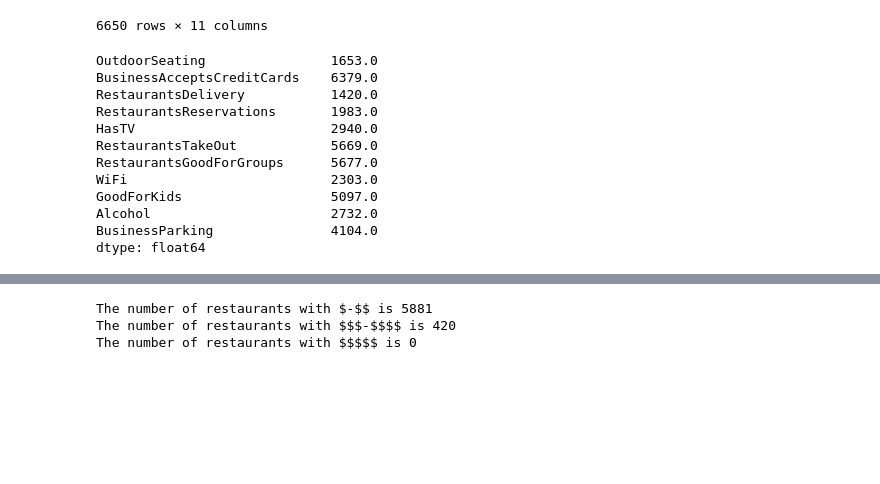
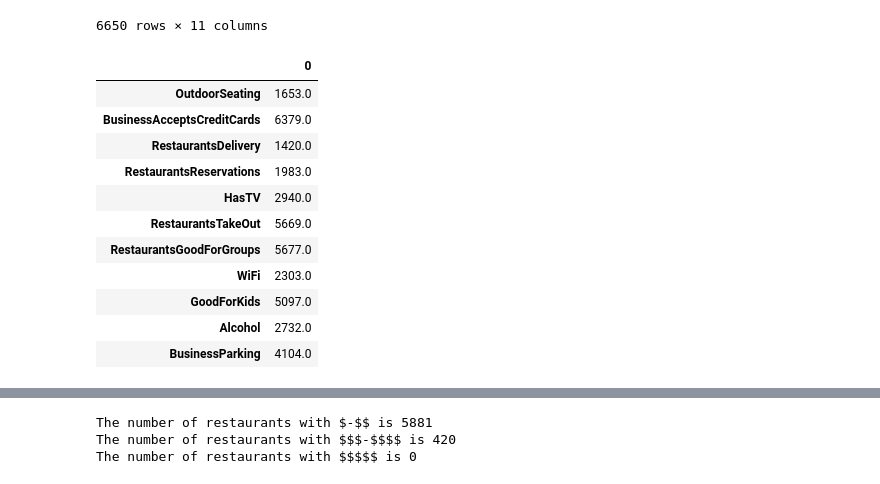
Before and after one commit to michelletran42/Yelp-Attributes-Health-Score, a Jupyter notebook: YelpRatingAnalysis.ipynb, the cells around one changed output, grey strips where cells are left out. Drawn from its saved outputs; the diff is of its cells as text; code cells hidden in the pictures; blank space fills up the shorter version.

```diff
--- a/YelpRatingAnalysis.ipynb
+++ b/YelpRatingAnalysis.ipynb
@@ -318,25 +318,24 @@ df_attributes
 # %%
 # Add total number of True values for each row
 sum_true_row = df_attributes[df_attributes == 1].sum(axis=1)
 # Add sum_true to df_business
 df_business['sum_true_row'] = sum_true_row
 
-sum_true_col = df_attributes[df_attributes == 1].sum()
+sum_true_col = (df_attributes[df_attributes == 1].sum()).to_frame()
 sum_true_col
-# df_business
 # %% [output]
-OutdoorSeating                1653.0
-BusinessAcceptsCreditCards    6379.0
-RestaurantsDelivery           1420.0
-RestaurantsReservations       1983.0
-HasTV                         2940.0
-RestaurantsTakeOut            5669.0
-RestaurantsGoodForGroups      5677.0
-WiFi                          2303.0
-GoodForKids                   5097.0
-Alcohol                       2732.0
-BusinessParking               4104.0
-dtype: float64
+|  | 0 |
+| OutdoorSeating | 1653.0 |
+| BusinessAcceptsCreditCards | 6379.0 |
+| RestaurantsDelivery | 1420.0 |
+| RestaurantsReservations | 1983.0 |
+| HasTV | 2940.0 |
+| RestaurantsTakeOut | 5669.0 |
+| RestaurantsGoodForGroups | 5677.0 |
+| WiFi | 2303.0 |
+| GoodForKids | 5097.0 |
+| Alcohol | 2732.0 |
+| BusinessParking | 4104.0 |
 # %%
 # Add df_attributes to df_business
 df_business = pd.merge(df_business, df_attributes, on=df_business.index, how='outer')
```
Also changed, not shown: parts of 1 cell of this notebook.
